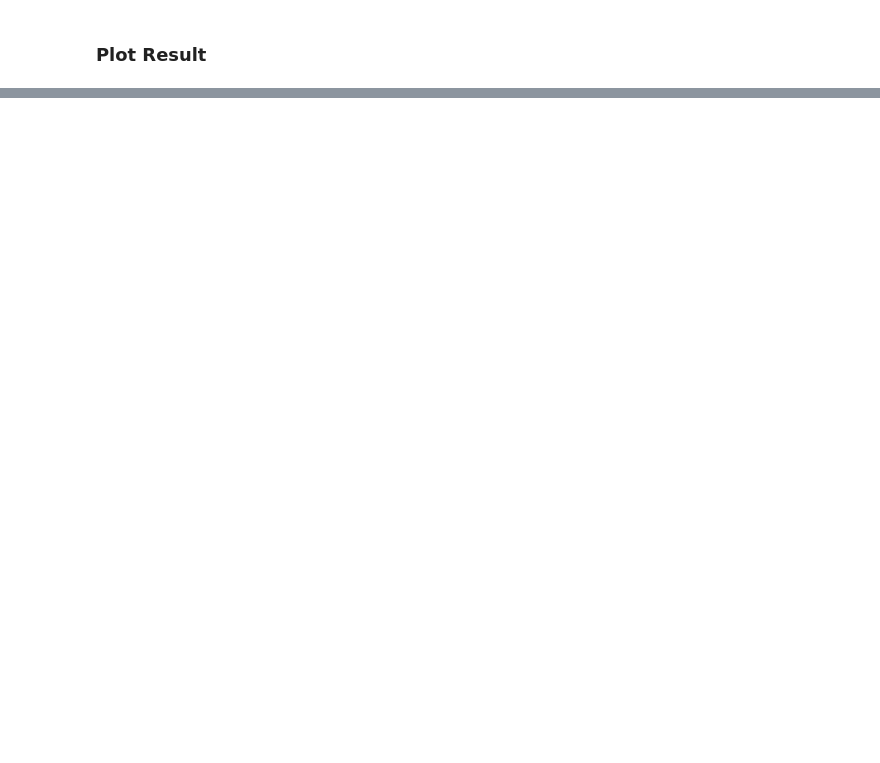
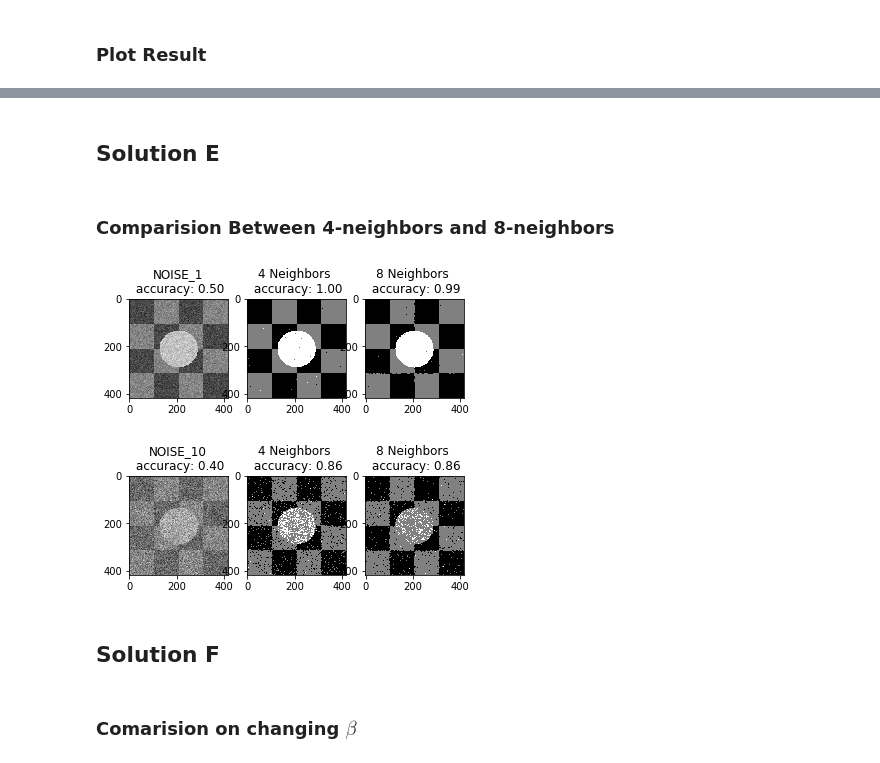
Before and after one commit to mahi97/ImageSegmentation, a Jupyter notebook: PGM_01_MRF.ipynb, the cells around one changed output, grey strips where cells are left out. Drawn from its saved outputs; the diff is of its cells as text; code cells hidden in the pictures; blank space fills up the shorter version.

```diff
--- a/PGM_01_MRF.ipynb
+++ b/PGM_01_MRF.ipynb
@@ -71,0 +206,24 @@ This scenario works with two factor one is the use of intensity of pixel and the
+# %% [markdown]
+## Solution E
+# %% [markdown]
+### Comparision Between 4-neighbors and 8-neighbors
+# %%
+n4 = []
+n8 = []
+
+n4.append(get_mrf(noisy[3], predict[3], test[3], 100, max_iter=1e6, n_mode='four'))
+n8.append(get_mrf(noisy[3], predict[3], test[3], 100, max_iter=1e6, n_mode='eight'))
+n4.append(get_mrf(noisy[4], predict[4], test[4], 100, max_iter=1e6, n_mode='four'))
+n8.append(get_mrf(noisy[4], predict[4], test[4], 100, max_iter=1e6, n_mode='eight'))
+# %%
+f = [(plt.subplot(131), plt.imshow(noisy[i+3], cmap='gray'), plt.title('NOISE_'+str(10 ** i)+'\n accuracy: {:.2f}'.format(get_accuracy(noisy[i+3], lables))),
+      plt.subplot(132), plt.imshow(n4[i], cmap='gray'), plt.title('4 Neighbors \n accuracy: {:.2f}'.format(get_accuracy(l2v(n4[i]), lables))),
+      plt.subplot(133), plt.imshow(n8[i], cmap='gray'), plt.title('8 Neighbors \n accuracy: {:.2f}'.format(get_accuracy(l2v(n8[i]), lables))),
+      plt.show()) for i in range(2)]
+# %% [output]
+[figure, added]
+[figure, added]
+# %% [markdown]
+## Solution F
+# %% [markdown]
+### Comarision on changing $\beta$
```
Also changed, not shown: parts of 53 cells of this notebook.
